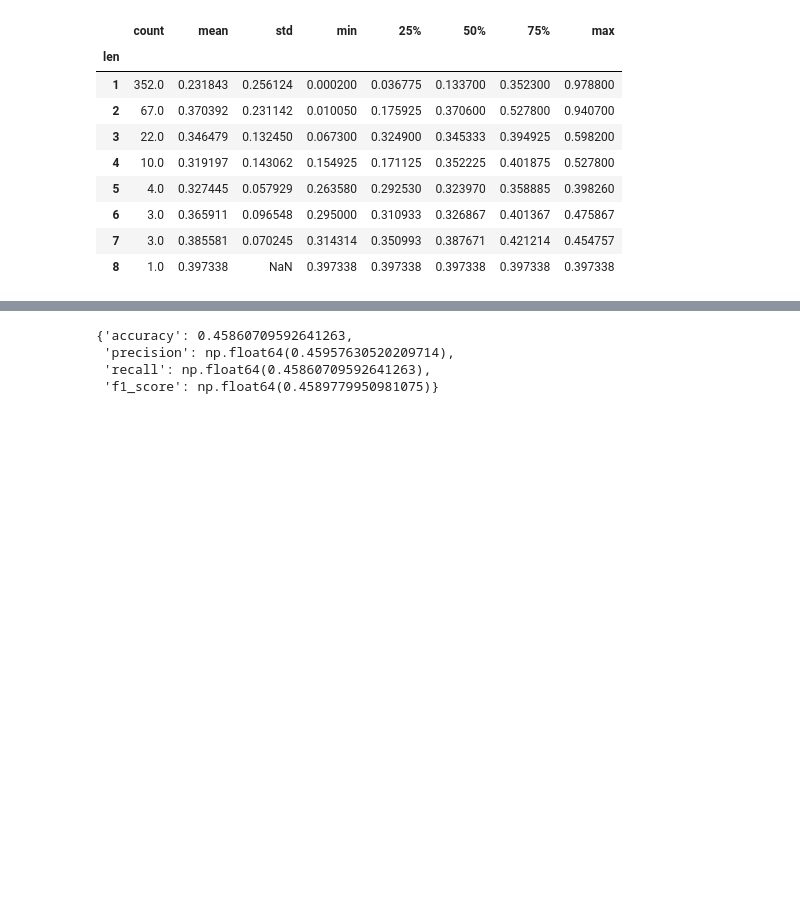
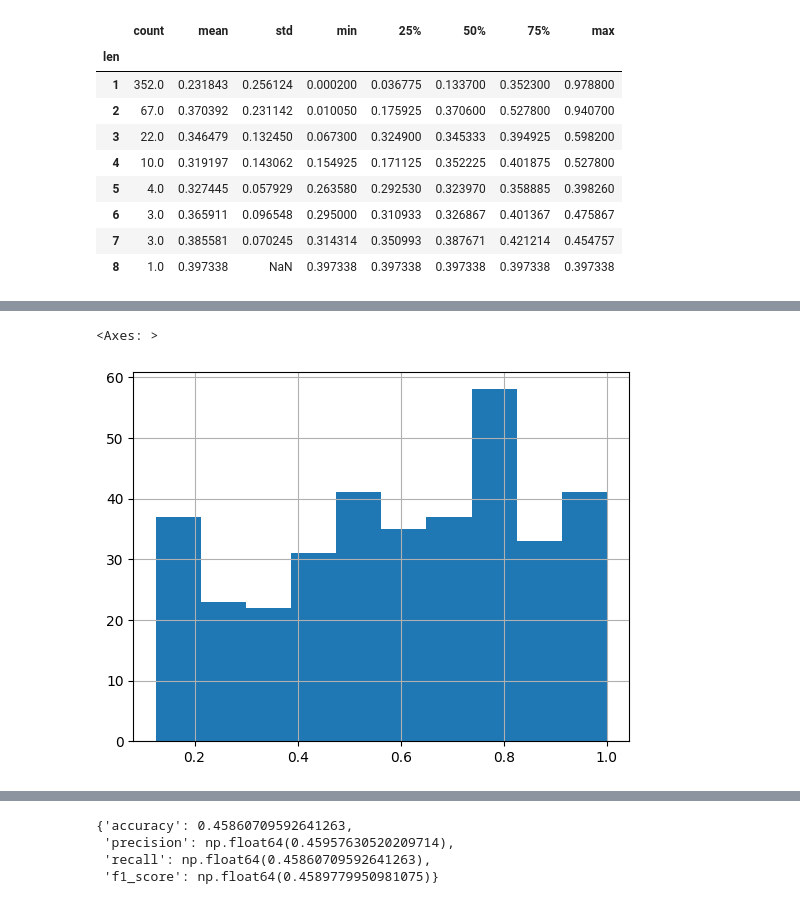
Before and after one commit to maayan-aytek/HallucinationsLLM, a Jupyter notebook: EDA.ipynb, the cells around one changed output, grey strips where cells are left out. Drawn from its saved outputs; the diff is of its cells as text; code cells hidden in the pictures; blank space fills up the shorter version.

```diff
--- a/EDA.ipynb
+++ b/EDA.ipynb
@@ -611,0 +692,6 @@ def extract_sentence_hals_labels(hallucinations):
+# %%
+sentences_indexes_exploded = df[['sentence_hals_index', 'sentences_num']].explode('sentence_hals_index')
+(sentences_indexes_exploded['sentence_hals_index'] / sentences_indexes_exploded['sentences_num']).hist()
+# %% [output]
+<Axes: >
+[figure, added]
```
Also changed, not shown: parts of 20 cells of this notebook, 7 other files.
